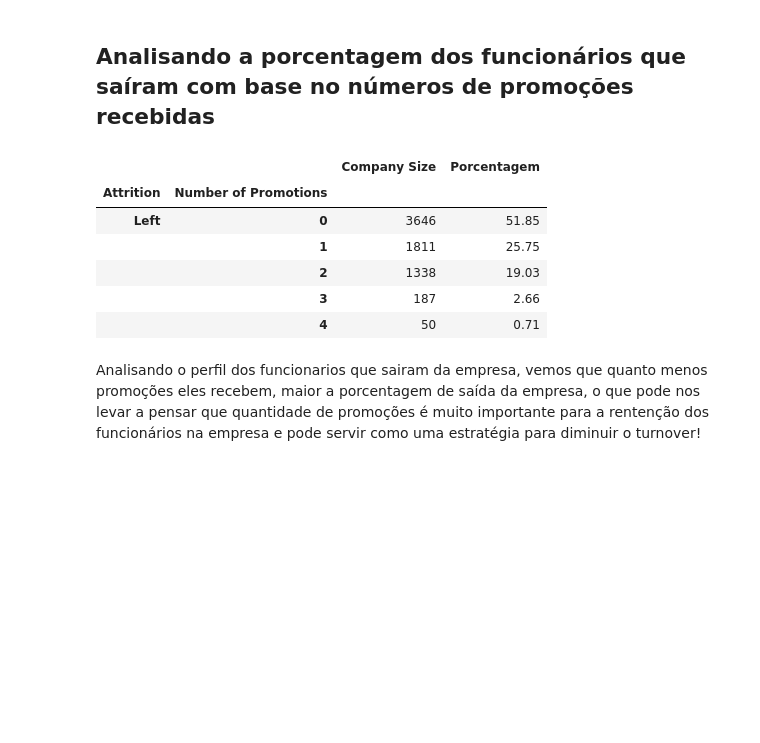
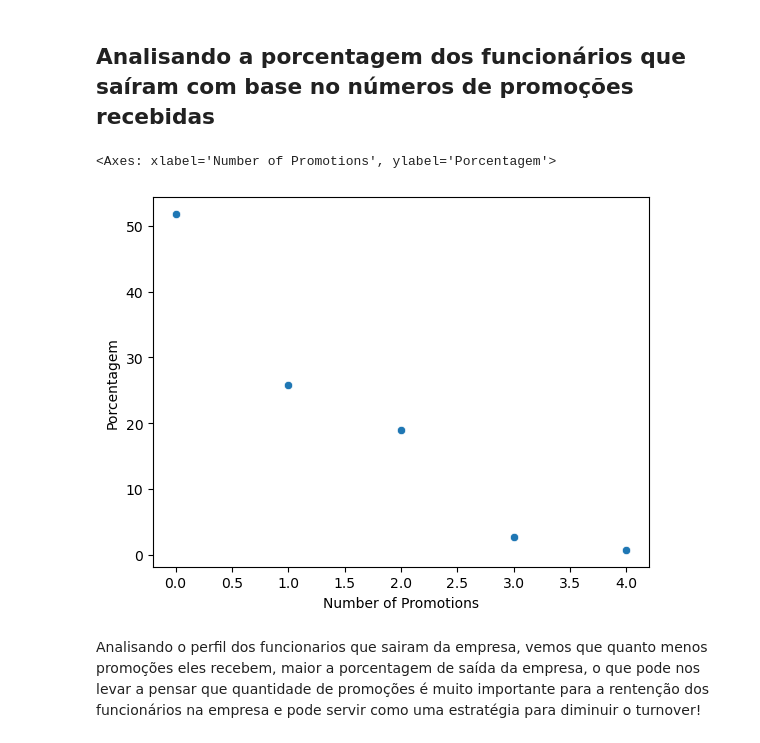
Before and after one commit to Riansito/AnaliseFuncionariosSaida, a Jupyter notebook: Analise_Empresarial.ipynb, the cells around one changed output. Saved outputs shown, nothing was run; the diff lists cells and outputs as text; code cells hidden in the pictures; blank space fills up the shorter version.

```diff
--- a/Analise_Empresarial.ipynb
+++ b/Analise_Empresarial.ipynb
@@ -45,17 +47,13 @@ memory usage: 2.7+ MB
 # %%
 funcionariosSairamComBasePromoções = df.loc[df["Attrition"] == "Left"] #Filtrando os dados só de quem saiu
 funcionariosSairamComBasePromoções = funcionariosSairamComBasePromoções[["Attrition", "Number of Promotions", "Company Size"]].groupby(["Attrition", "Number of Promotions"]).count()
 total = funcionariosSairamComBasePromoções["Company Size"].sum() # estou pegando o total de pessoas que sairam da empresa
 funcionariosSairamComBasePromoções["Porcentagem"] = round((funcionariosSairamComBasePromoções["Company Size"] / total) * 100, 2) #Craindo uma coluna com a porcentagem de cada situação
-funcionariosSairamComBasePromoções
+
+sns.scatterplot(funcionariosSairamComBasePromoções, x = "Number of Promotions", y = "Porcentagem")
 # %% [output]
-|  |  | Company Size | Porcentagem |
-| Attrition | Number of Promotions |  |  |
-| Left | 0 | 3646 | 51.85 |
-|  | 1 | 1811 | 25.75 |
-|  | 2 | 1338 | 19.03 |
-|  | 3 | 187 | 2.66 |
-|  | 4 | 50 | 0.71 |
+<Axes: xlabel='Number of Promotions', ylabel='Porcentagem'>
+[figure, added]
 # %% [markdown]
 Analisando o perfil dos funcionarios que sairam da empresa, vemos que quanto menos promoções eles recebem, maior a porcentagem de saída da empresa, o que pode nos levar a pensar que quantidade de promoções é muito importante para a rentenção dos funcionários na empresa e pode servir como uma estratégia para diminuir o turnover!
 # %% [markdown]
```
Also changed, not shown: parts of 4 cells of this notebook.
